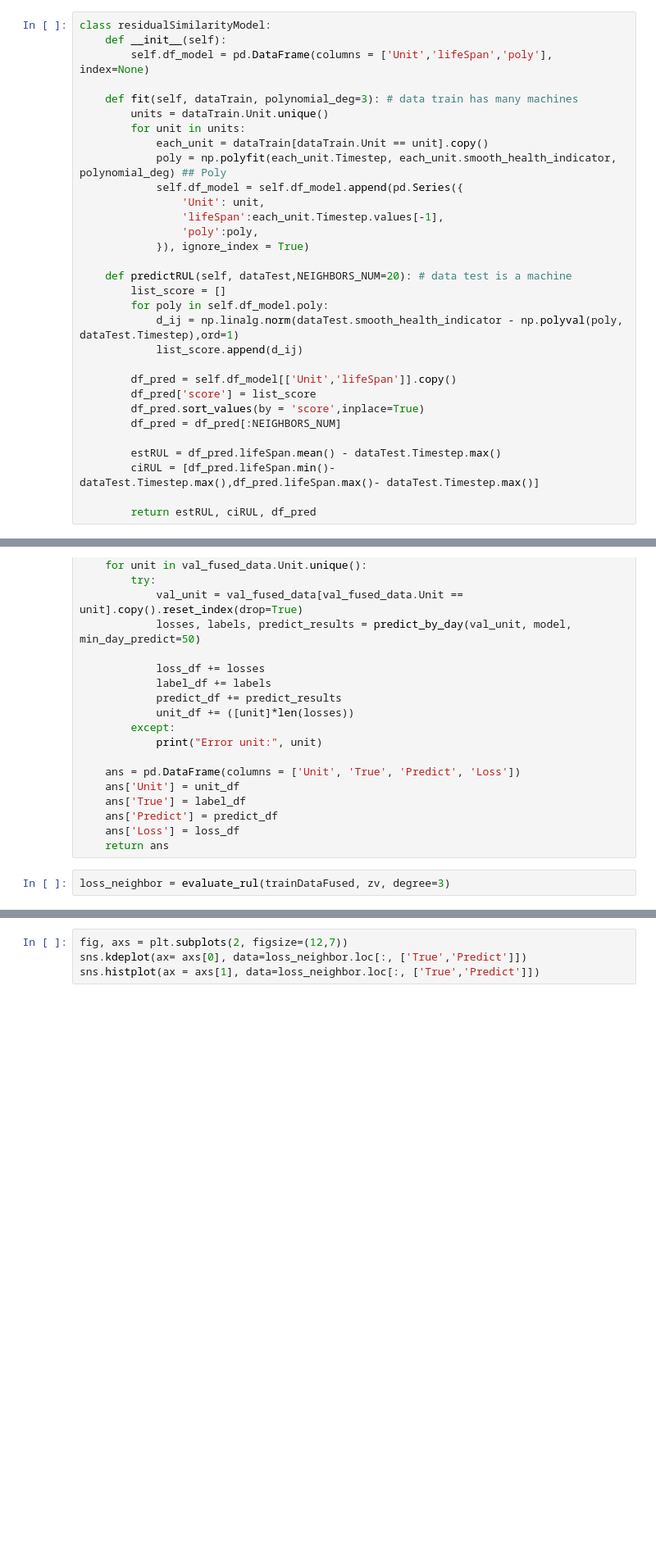
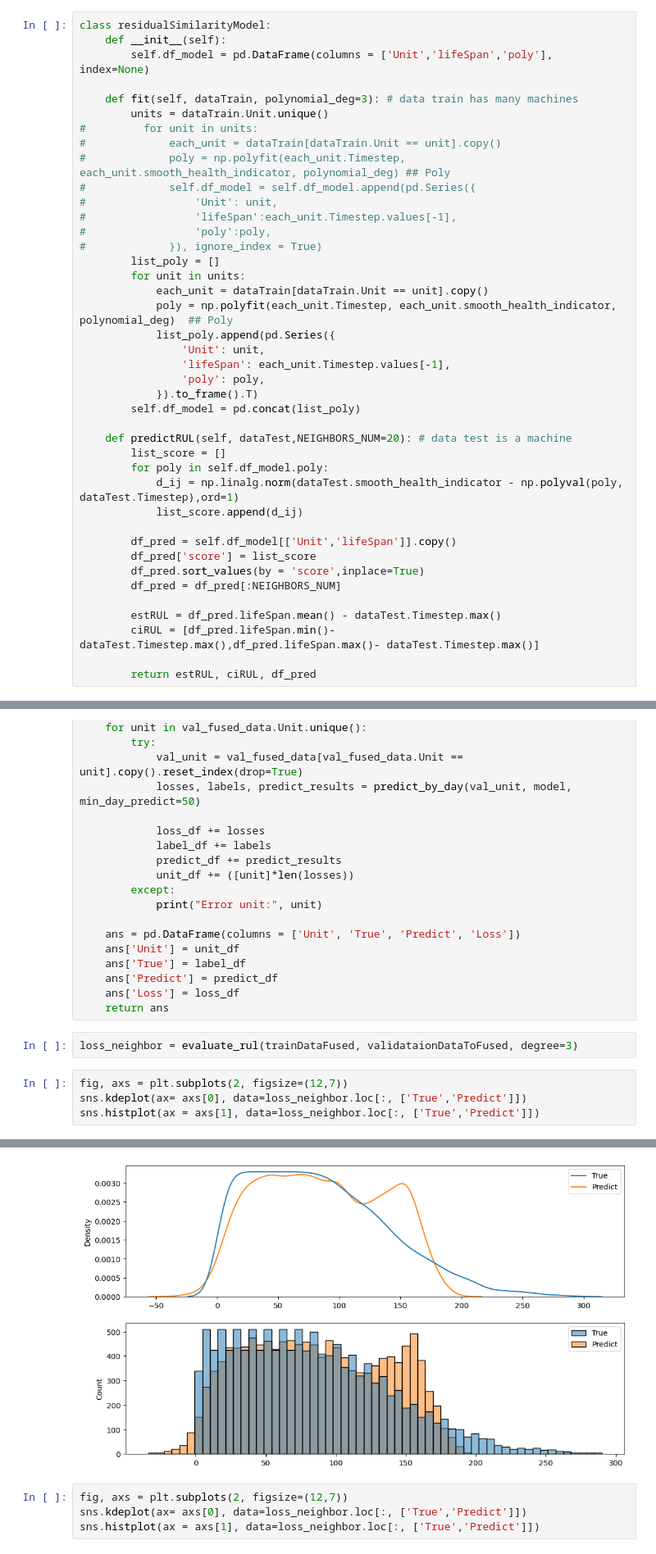
Before and after one commit to 2ThuyThuy/RUL_estimation, a Jupyter notebook: reseach model/Similarity model/create pipeline to reseach and make model.ipynb, the cells around one changed output, grey strips where cells are left out. Shown at 82% size. Cells and saved outputs as stored; diff of their text form; blank space fills up the shorter version.

Commit message:
update model rul

```diff
--- a/reseach model/Similarity model/create pipeline to reseach and make model.ipynb
+++ b/reseach model/Similarity model/create pipeline to reseach and make model.ipynb
@@ -992,14 +992,24 @@ class residualSimilarityModel:
 
     def fit(self, dataTrain, polynomial_deg=3): # data train has many machines
         units = dataTrain.Unit.unique()
+#         for unit in units:
+#             each_unit = dataTrain[dataTrain.Unit == unit].copy()
+#             poly = np.polyfit(each_unit.Timestep, each_unit.smooth_health_indicator, polynomial_deg) ## Poly
+#             self.df_model = self.df_model.append(pd.Series({
+#                 'Unit': unit,
+#                 'lifeSpan':each_unit.Timestep.values[-1],
+#                 'poly':poly,
+#             }), ignore_index = True)
+        list_poly = []
         for unit in units:
             each_unit = dataTrain[dataTrain.Unit == unit].copy()
-            poly = np.polyfit(each_unit.Timestep, each_unit.smooth_health_indicator, polynomial_deg) ## Poly
-            self.df_model = self.df_model.append(pd.Series({
+            poly = np.polyfit(each_unit.Timestep, each_unit.smooth_health_indicator, polynomial_deg)  ## Poly
+            list_poly.append(pd.Series({
                 'Unit': unit,
-                'lifeSpan':each_unit.Timestep.values[-1],
-                'poly':poly,
-            }), ignore_index = True)
+                'lifeSpan': each_unit.Timestep.values[-1],
+                'poly': poly,
+            }).to_frame().T)
+        self.df_model = pd.concat(list_poly)
 
     def predictRUL(self, dataTest,NEIGHBORS_NUM=20): # data test is a machine
         list_score = []
@@ -1081,4 +1095,9 @@ def evaluate_rul(train_fused_data, val_fused_data, degree=3):
     ans['Loss'] = loss_df
     return ans
 # %%
-loss_neighbor = evaluate_rul(trainDataFused, zv, degree=3)
+loss_neighbor = evaluate_rul(trainDataFused, validataionDataToFused, degree=3)
+# %%
+fig, axs = plt.subplots(2, figsize=(12,7))
+sns.kdeplot(ax= axs[0], data=loss_neighbor.loc[:, ['True','Predict']])
+sns.histplot(ax = axs[1], data=loss_neighbor.loc[:, ['True','Predict']])
+# %% [output]
@@ -1085,3 +1105,4 @@ loss_neighbor = evaluate_rul(trainDataFused, zv, degree=3)
+[figure, added]
 # %%
 fig, axs = plt.subplots(2, figsize=(12,7))
 sns.kdeplot(ax= axs[0], data=loss_neighbor.loc[:, ['True','Predict']])
```
Also changed, not shown: parts of 10 cells of this notebook, 13 other files.
